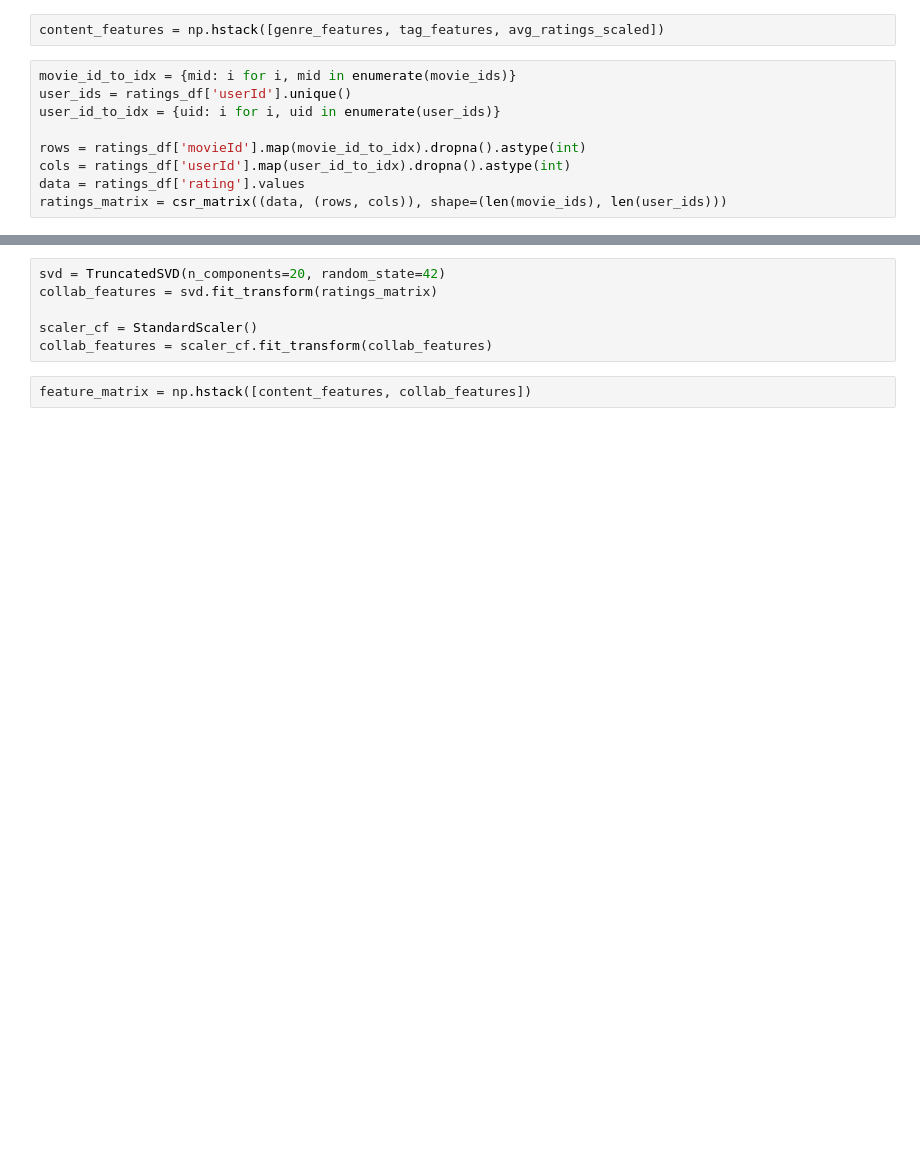
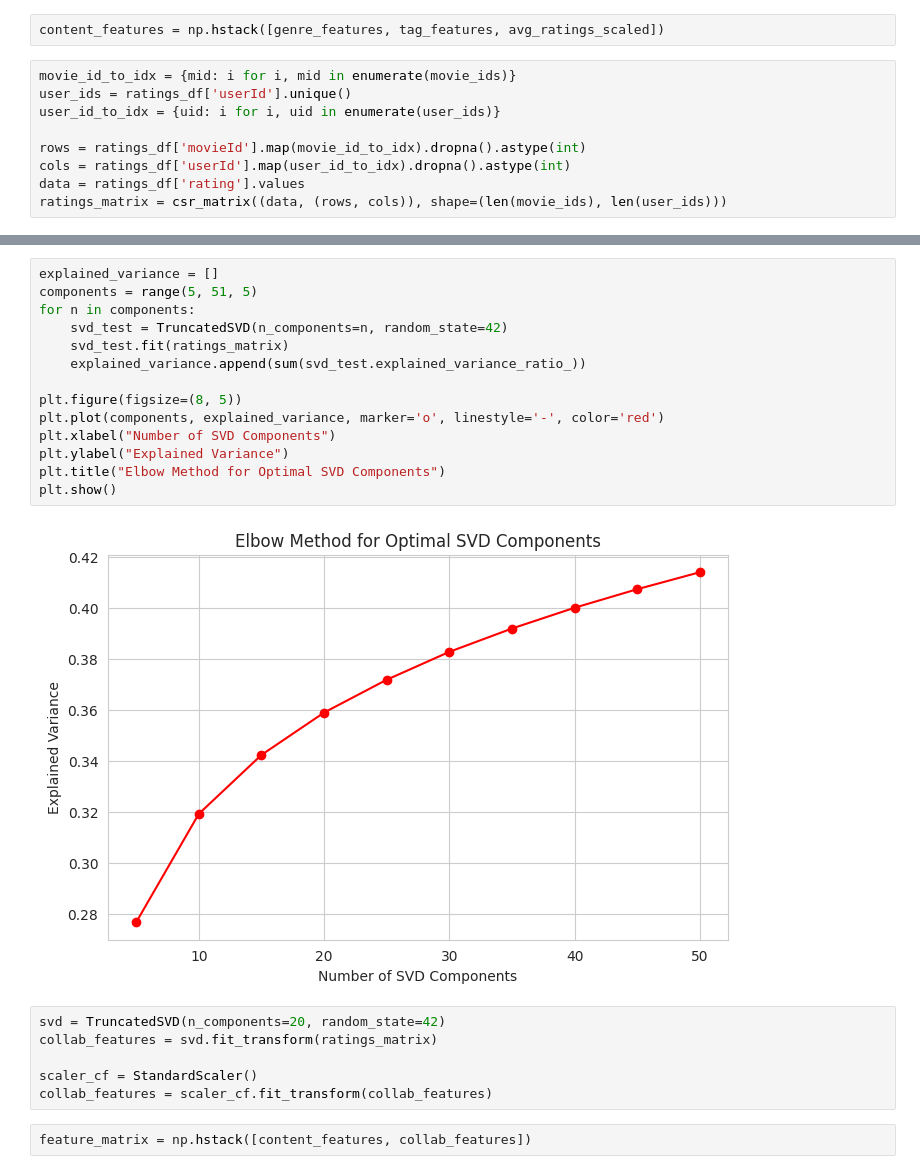
Before and after one commit to siddarthan007/mrsproj, a Jupyter notebook: model_trainer.ipynb, the cells around one changed output, grey strips where cells are left out. Cells and saved outputs as stored; diff of their text form; blank space fills up the shorter version.

```diff
--- a/model_trainer.ipynb
+++ b/model_trainer.ipynb
@@ -64,3 +148,19 @@ ratings_matrix = csr_matrix((data, (rows, cols)), shape=(len(movie_ids), len(use
+# %%
+explained_variance = []
+components = range(5, 51, 5)
+for n in components:
+    svd_test = TruncatedSVD(n_components=n, random_state=42)
+    svd_test.fit(ratings_matrix)
+    explained_variance.append(sum(svd_test.explained_variance_ratio_))
+
+plt.figure(figsize=(8, 5))
+plt.plot(components, explained_variance, marker='o', linestyle='-', color='red')
+plt.xlabel("Number of SVD Components")
+plt.ylabel("Explained Variance")
+plt.title("Elbow Method for Optimal SVD Components")
+plt.show()
+# %% [output]
+[figure, added]
 # %%
 svd = TruncatedSVD(n_components=20, random_state=42)
 collab_features = svd.fit_transform(ratings_matrix)
```
Also changed, not shown: parts of 13 cells of this notebook, 2 other files.
